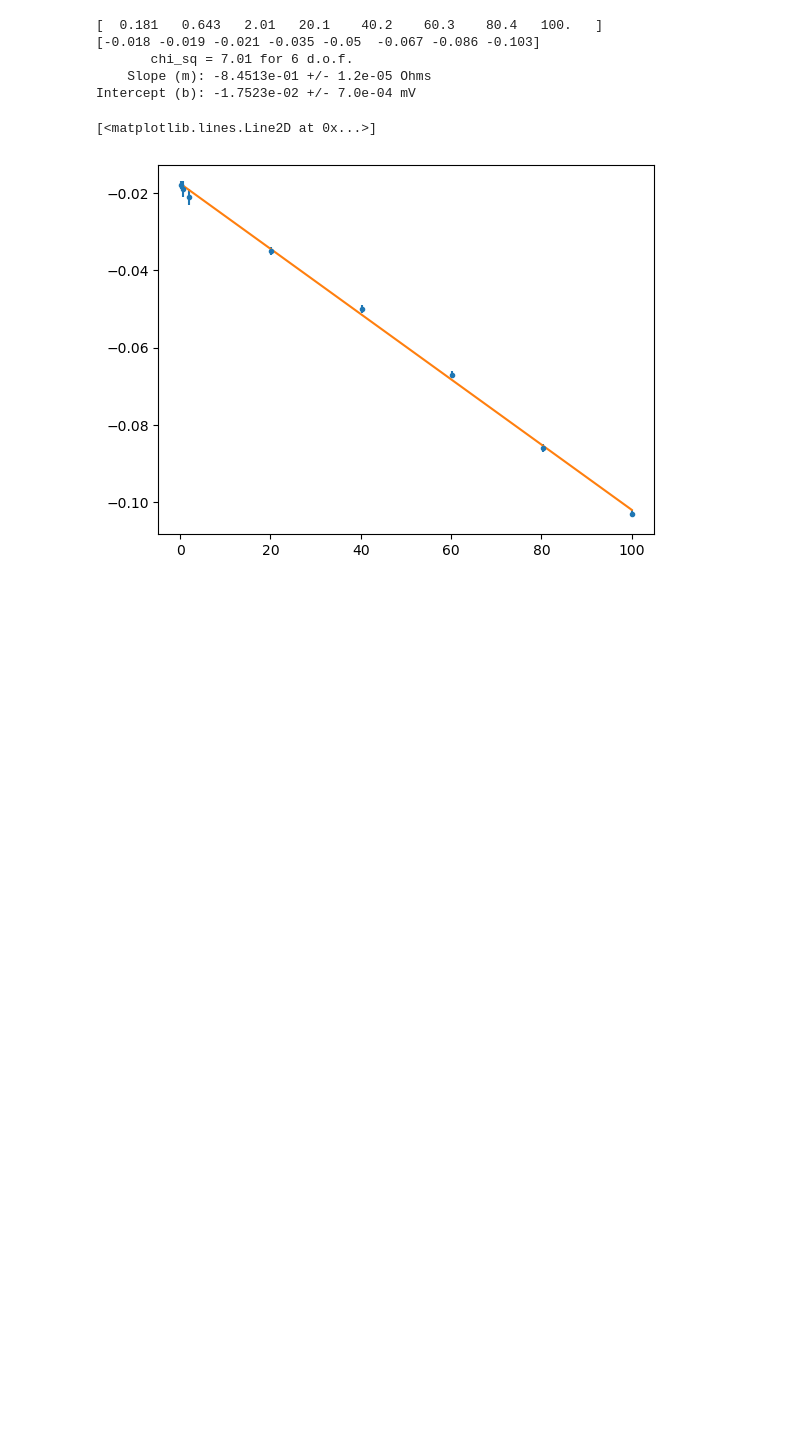
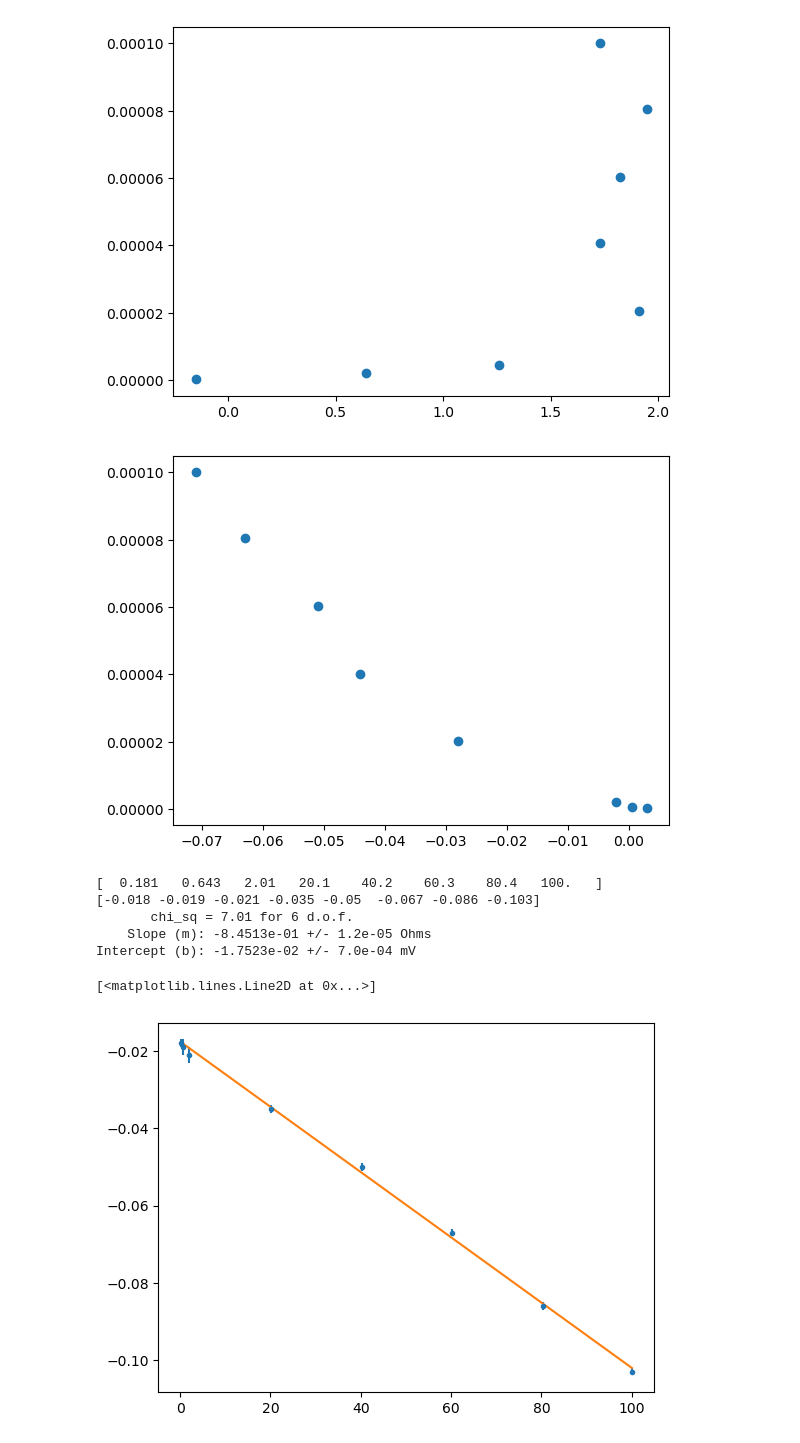
Before and after one commit to arielsmyri/phys_p_451, a Jupyter notebook: hall_effect_intro_lab/Untitled-1.ipynb, the cells around one changed output. Drawn from its saved outputs; the diff is of its cells as text; code cells hidden in the pictures; blank space fills up the shorter version.

```diff
--- a/hall_effect_intro_lab/Untitled-1.ipynb
+++ b/hall_effect_intro_lab/Untitled-1.ipynb
@@ -83,3 +121,14 @@ Text(0, 0.5, 'Current [microamps]')
+# %%
+fig, ax = plt.subplots()
+ax.scatter(thermal_v_xx, v_xx_current)
+plt.show()
+
+fig, ax = plt.subplots()
+ax.scatter(thermal_v_xy, v_xy_current)
+plt.show()
+# %% [output]
+[figure, added]
+[figure, added]
 # %%
 # want to do a linear least squares fit to determine the
 # Hall coefficient from v_xy and the current.
```
Also changed, not shown: parts of 9 cells of this notebook, 4 other files.
